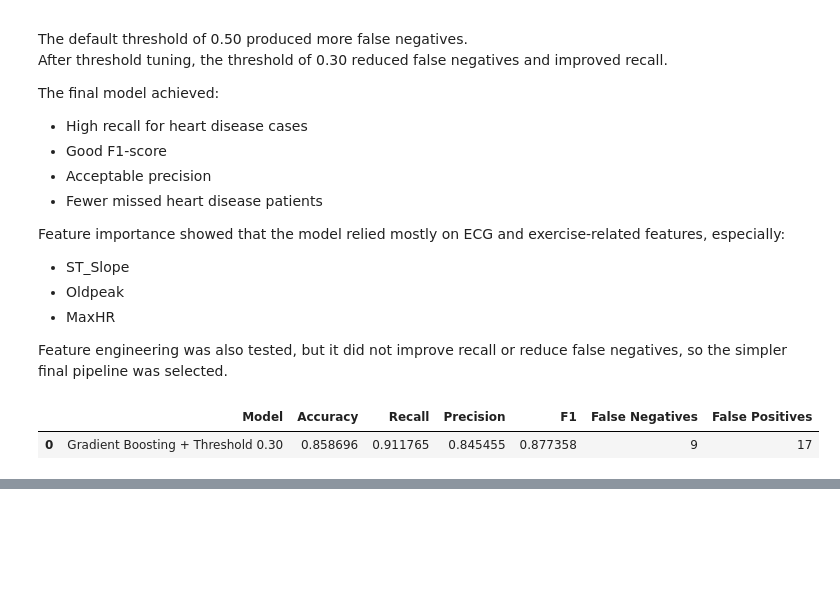
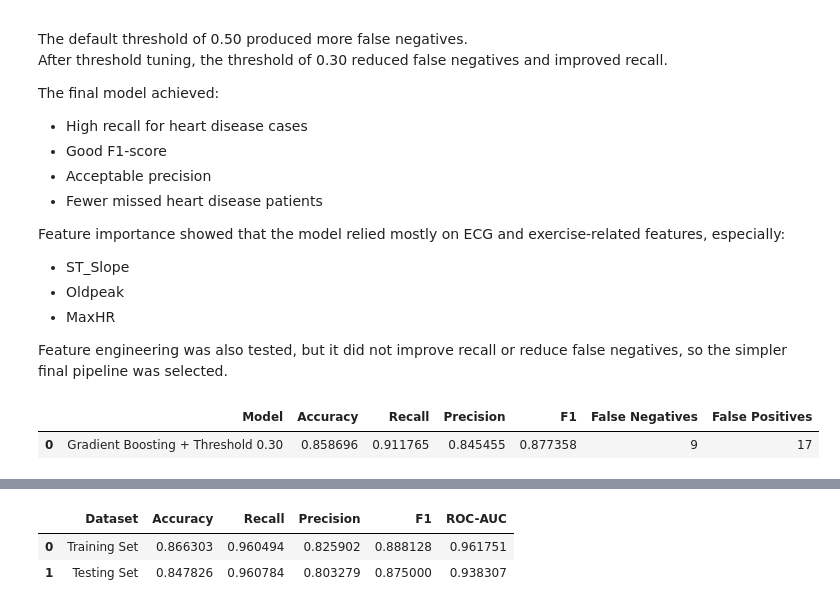
Before and after one commit to raghadnedal/heart-disease-prediction-tuning, a Jupyter notebook: heart_disease_tuning.ipynb, the cells around one changed output, grey strips where cells are left out. Saved outputs shown, nothing was run; the diff lists cells and outputs as text; code cells hidden in the pictures; blank space fills up the shorter version.

```diff
--- a/heart_disease_tuning.ipynb
+++ b/heart_disease_tuning.ipynb
@@ -1094,0 +1223,45 @@ final_results
+# %%
+best_gb_pipeline = grid_search.best_estimator_
+selected_threshold = 0.30
+
+y_train_proba_tuned = best_gb_pipeline.predict_proba(X_train)[:, 1]
+y_test_proba_tuned = best_gb_pipeline.predict_proba(X_test)[:, 1]
+
+
+y_train_pred_tuned = (
+    y_train_proba_tuned >= selected_threshold
+).astype(int)
+
+y_test_pred_tuned = (
+    y_test_proba_tuned >= selected_threshold
+).astype(int)
+
+
+
+
+tuned_fit_analysis = pd.DataFrame([
+    {
+        "Dataset": "Training Set",
+        "Accuracy": accuracy_score(y_train, y_train_pred_tuned),
+        "Recall": recall_score(y_train, y_train_pred_tuned),
+        "Precision": precision_score(y_train, y_train_pred_tuned),
+        "F1": f1_score(y_train, y_train_pred_tuned),
+        "ROC-AUC": roc_auc_score(y_train, y_train_proba_tuned),
+
+    },
+    {
+        "Dataset": "Testing Set",
+        "Accuracy": accuracy_score(y_test, y_test_pred_tuned),
+        "Recall": recall_score(y_test, y_test_pred_tuned),
+        "Precision": precision_score(y_test, y_test_pred_tuned),
+        "F1": f1_score(y_test, y_test_pred_tuned),
+        "ROC-AUC": roc_auc_score(y_test, y_test_proba_tuned),
+
+    }
+])
+
+tuned_fit_analysis
+# %% [output]
+|  | Dataset | Accuracy | Recall | Precision | F1 | ROC-AUC |
+| 0 | Training Set | 0.866303 | 0.960494 | 0.825902 | 0.888128 | 0.961751 |
+| 1 | Testing Set | 0.847826 | 0.960784 | 0.803279 | 0.875000 | 0.938307 |
```
Also changed, not shown: parts of 27 cells of this notebook.
